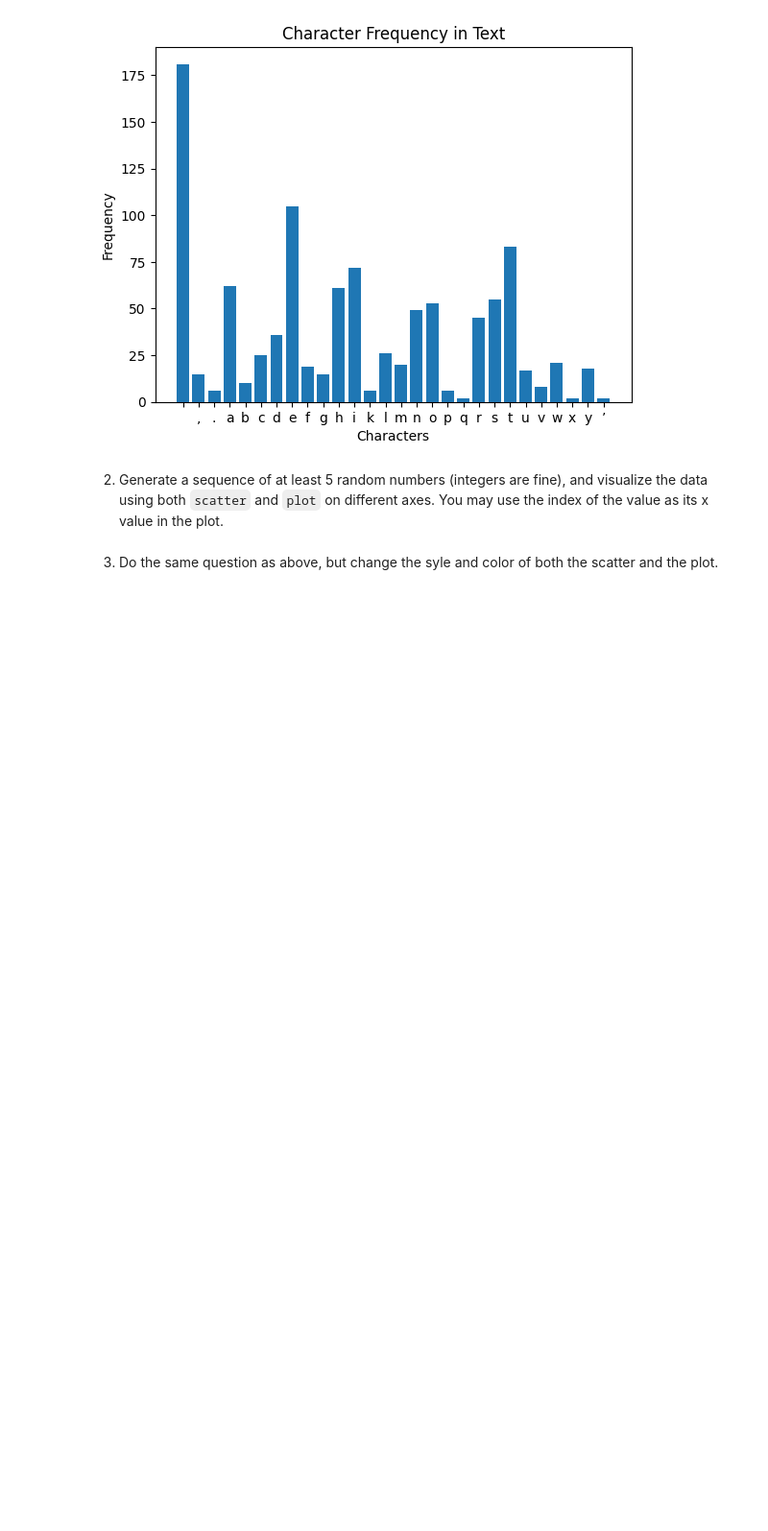
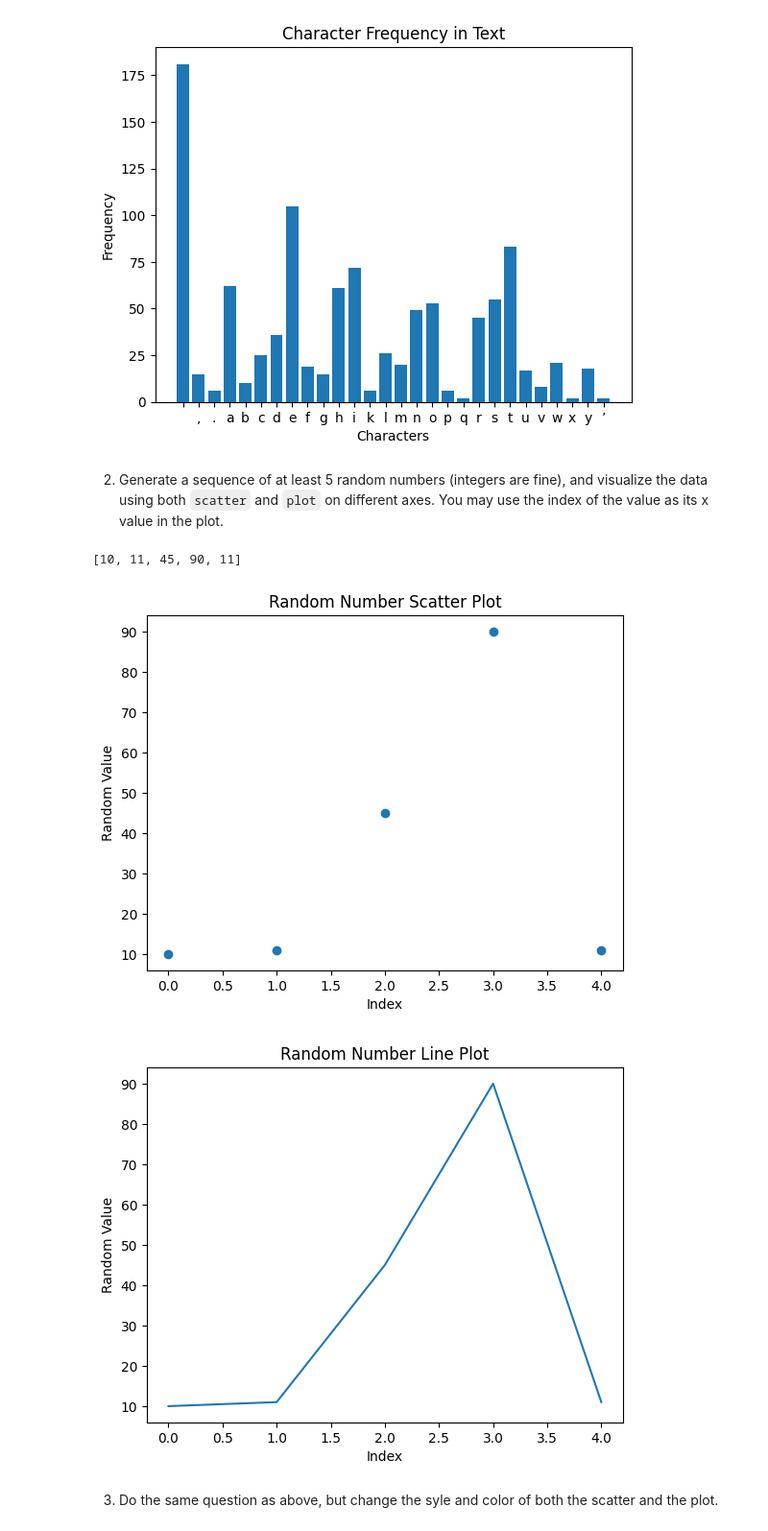
Before and after one commit to dennykami1/pyplot, a Jupyter notebook: pyplot.ipynb, the cells around one changed output. Shown at 96% size. Cells and saved outputs as stored; diff of their text form; code cells hidden in the pictures; blank space fills up the shorter version.

```diff
--- a/pyplot.ipynb
+++ b/pyplot.ipynb
@@ -36,5 +36,27 @@ plt.show()
 [figure]
 # %% [markdown]
 2. Generate a sequence of at least 5 random numbers (integers are fine), and visualize the data using both `scatter` and `plot` on different axes.  You may use the index of the value as its x value in the plot.
+# %%
+from random import randint
+list1 = [randint(0, 100) for x in range(5)]
+print(list1)
+
+# make a scatter plot
+plt.scatter([x for x in range(5)], list1)
+plt.title('Random Number Scatter Plot')
+plt.xlabel('Index')
+plt.ylabel('Random Value')
+plt.show()
+
+# make a line plot
+plt.plot([x for x in range(5)], list1)
+plt.title('Random Number Line Plot')
+plt.xlabel('Index')
+plt.ylabel('Random Value')
+plt.show()
+# %% [output]
+[10, 11, 45, 90, 11]
+[figure, added]
+[figure, added]
 # %% [markdown]
 3. Do the same question as above, but change the syle and color of both the scatter and the plot.
```
Also changed, not shown: parts of 3 cells of this notebook.
